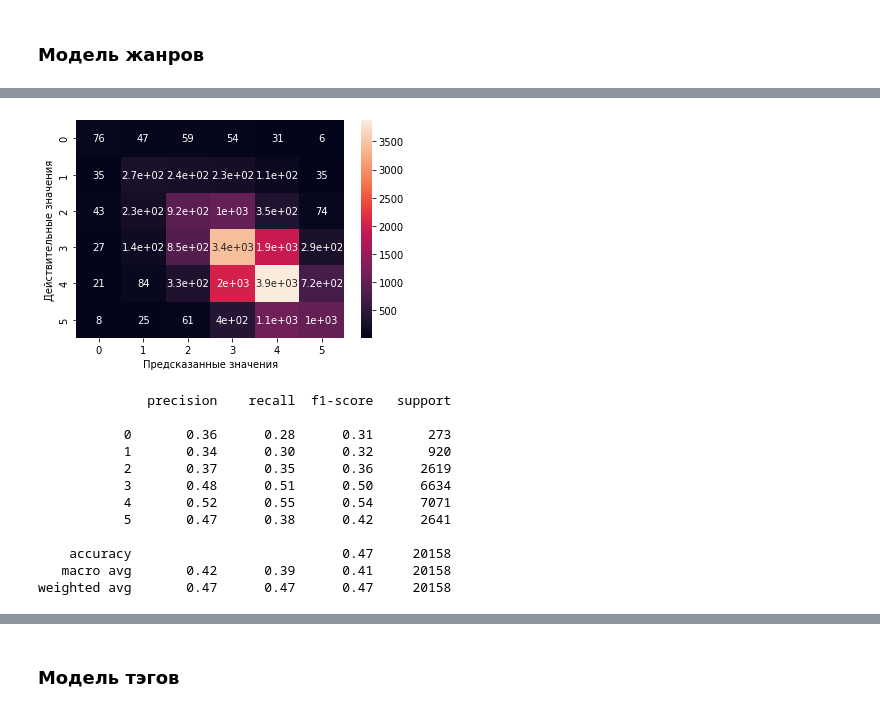
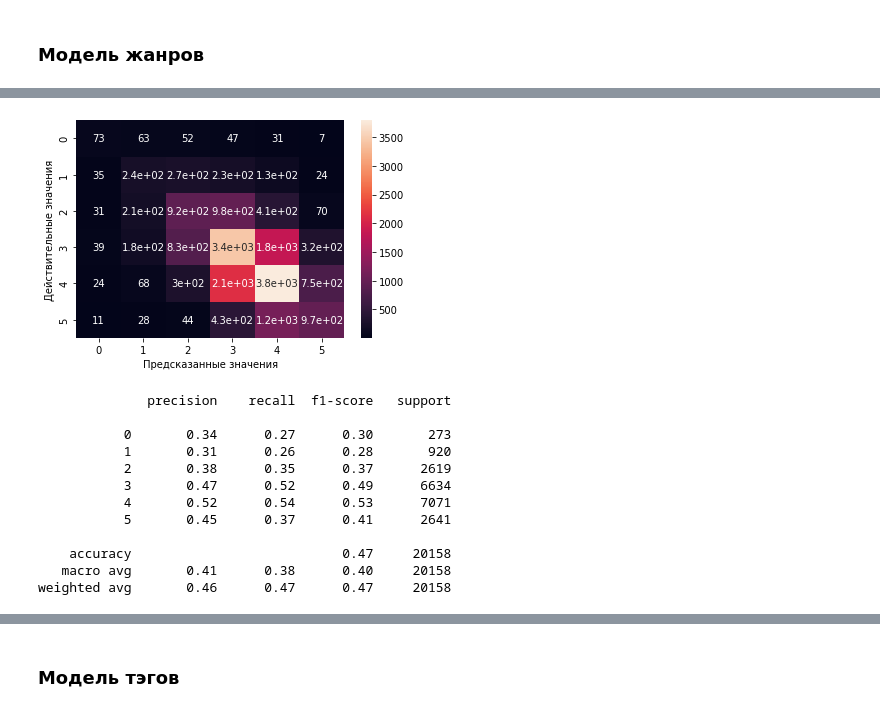
Before and after one commit to T1GIT/course-work, a Jupyter notebook: notebooks/development.ipynb, the cells around one changed output, grey strips where cells are left out. Drawn from its saved outputs; the diff is of its cells as text; code cells hidden in the pictures.

```diff
--- a/notebooks/development.ipynb
+++ b/notebooks/development.ipynb
@@ -735,22 +798,22 @@ print(hgs.best_params_, hgs.best_score_)
 # %%
-rfc = RandomForestClassifier(max_depth=40, n_estimators=10, n_jobs=cpu_count())
+rfc = RandomForestClassifier(max_depth=10, n_estimators=10, n_jobs=cpu_count())
 rfc.fit(x_train, y_train)
 y_pred = rfc.predict(x_test)
 display_report(y_test, y_pred)
 # %% [output]
-[figure, old version]
+[figure, new version]
               precision    recall  f1-score   support
 
-           0       0.36      0.28      0.31       273
-           1       0.34      0.30      0.32       920
-           2       0.37      0.35      0.36      2619
-           3       0.48      0.51      0.50      6634
-           4       0.52      0.55      0.54      7071
-           5       0.47      0.38      0.42      2641
+           0       0.34      0.27      0.30       273
+           1       0.31      0.26      0.28       920
+           2       0.38      0.35      0.37      2619
+           3       0.47      0.52      0.49      6634
+           4       0.52      0.54      0.53      7071
+           5       0.45      0.37      0.41      2641
 
     accuracy                           0.47     20158
-   macro avg       0.42      0.39      0.41     20158
-weighted avg       0.47      0.47      0.47     20158
+   macro avg       0.41      0.38      0.40     20158
+weighted avg       0.46      0.47      0.47     20158
 # %%
 hgs = HalvingGridSearchCV(
     KNeighborsClassifier(),
```
Also changed, not shown: parts of 66 cells of this notebook, 2 other files.
